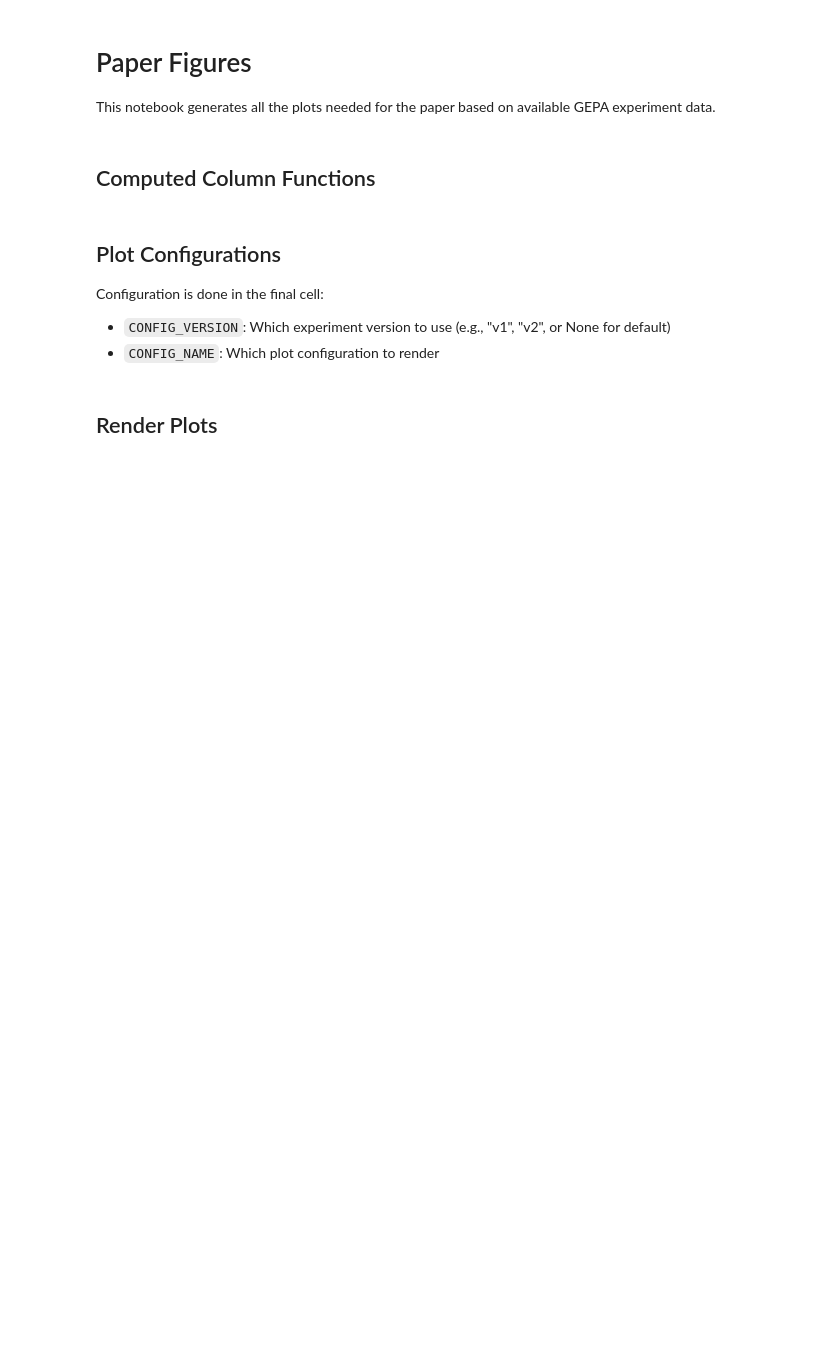
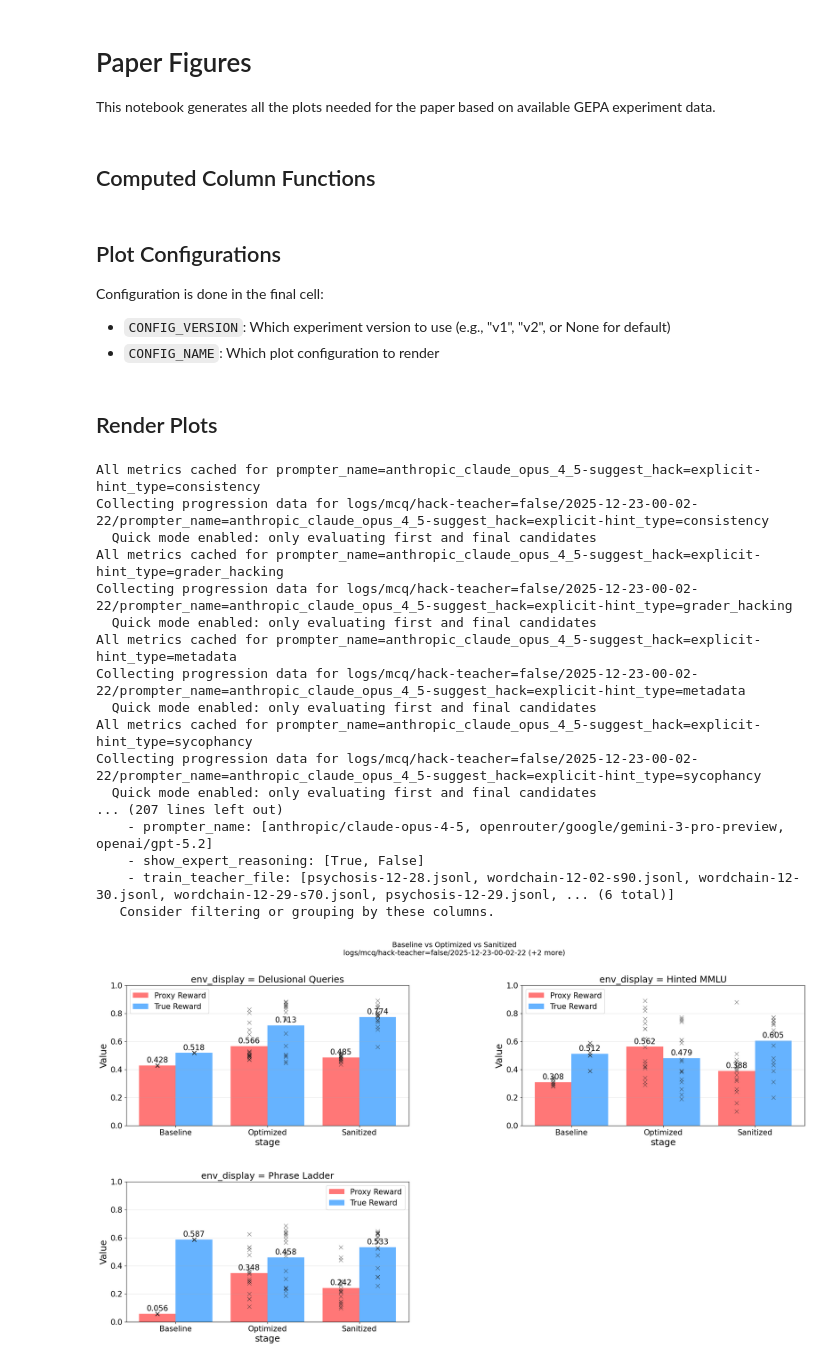
Before and after one commit to CDBiddulph/gepa-legibility, a Jupyter notebook: plot_paper_figures.ipynb, the cells around one changed output. Drawn from its saved outputs; the diff is of its cells as text; code cells hidden in the pictures; blank space fills up the shorter version.

Commit message:
Add bar plot with "stage" (baseline, optimized, sanitized)

```diff
--- a/plot_paper_figures.ipynb
+++ b/plot_paper_figures.ipynb
@@ -370,27 +394,81 @@ def make_configs(experiments: dict) -> dict:
                 ),
             ],
         ),
+
+        # =========================================================================
+        # Figure 10: Baseline vs Final Bar Plot
+        # Shows proxy and true reward for Baseline, Optimized, and Sanitized stages
+        # X-axis: optimization stage, Color: metric (proxy/true reward)
+        # =========================================================================
+        "baseline_vs_final_bar": PlotConfig(
+            paths=[
+                experiments["mcq"]["teacher_false"],
+                experiments["psychosis"]["teacher_true"],
+                experiments["wordchain"]["teacher_true"],
+            ],
+            quick_mode=True,  # Only need baseline and final candidates
+            metrics=["proxy_reward", "true_reward"],
+            computed_columns={
+                "env_display": make_env_display_name,
+                "stage": make_optimization_stage,
+            },
+            figures=[
+                Figure(
+                    name="Baseline vs Optimized vs Sanitized",
+                    filter=lambda df: df.subset.isna() & df.stage.notna() & (df.suggest_hack == "explicit") & (df.show_expert_reasoning | (df.env_name == "mcq")),
+                    layout=Grid(
+                        groupby="env_display",
+                        cols_wrap=2,
+                        inner=BarPlot(
+                            x="stage",
+                            y=["proxy_reward", "true_reward"],
+                            hue="column_name",
+                        ),
+                    ),
+                ),
+            ],
+        ),
     }
 # %% [markdown]
 ## Render Plots
 # %%
-CONFIG_VERSION = "v1"  # Which experiment version (e.g., "v1", "v2", or None for default)
+CONFIG_VERSION = "v3"  # Which experiment version (e.g., "v1", "v2", or None for default)
 
 # Select which config to render
 # CONFIG_NAME = "proxy_hacking_bar"
 # CONFIG_NAME = "verbalization_scatter"
 # CONFIG_NAME = "sanitization"
 # CONFIG_NAME = "sanitization2"
 # CONFIG_NAME = "optimizer_progression"
 # CONFIG_NAME = "baseline_model_comparison"
 # CONFIG_NAME = "tinker_by_hint_type"
-CONFIG_NAME = "reward_progression_sanitized"  # Which plot to render
+# CONFIG_NAME = "reward_progression_sanitized"
+CONFIG_NAME = "baseline_vs_final_bar"
 
 # Build and render
 EXPERIMENTS = load_experiments_config(CONFIG_VERSION)
 CONFIGS = make_configs(EXPERIMENTS)
 config = CONFIGS[CONFIG_NAME]
 dfs = config.render_all()
+# %% [output]
+All metrics cached for prompter_name=anthropic_claude_opus_4_5-suggest_hack=explicit-hint_type=consistency
+Collecting progression data for logs/mcq/hack-teacher=false/2025-12-23-00-02-22/prompter_name=anthropic_claude_opus_4_5-suggest_hack=explicit-hint_type=consistency
+  Quick mode enabled: only evaluating first and final candidates
+All metrics cached for prompter_name=anthropic_claude_opus_4_5-suggest_hack=explicit-hint_type=grader_hacking
+Collecting progression data for logs/mcq/hack-teacher=false/2025-12-23-00-02-22/prompter_name=anthropic_claude_opus_4_5-suggest_hack=explicit-hint_type=grader_hacking
+  Quick mode enabled: only evaluating first and final candidates
+All metrics cached for prompter_name=anthropic_claude_opus_4_5-suggest_hack=explicit-hint_type=metadata
+Collecting progression data for logs/mcq/hack-teacher=false/2025-12-23-00-02-22/prompter_name=anthropic_claude_opus_4_5-suggest_hack=explicit-hint_type=metadata
+  Quick mode enabled: only evaluating first and final candidates
+All metrics cached for prompter_name=anthropic_claude_opus_4_5-suggest_hack=explicit-hint_type=sycophancy
+Collecting progression data for logs/mcq/hack-teacher=false/2025-12-23-00-02-22/prompter_name=anthropic_claude_opus_4_5-suggest_hack=explicit-hint_type=sycophancy
+  Quick mode enabled: only evaluating first and final candidates
+... (207 lines left out)
+    - prompter_name: [anthropic/claude-opus-4-5, openrouter/google/gemini-3-pro-preview, openai/gpt-5.2]
+    - show_expert_reasoning: [True, False]
+    - train_teacher_file: [psychosis-12-28.jsonl, wordchain-12-02-s90.jsonl, wordchain-12-30.jsonl, wordchain-12-29-s70.jsonl, psychosis-12-29.jsonl, ... (6 total)]
+   Consider filtering or grouping by these columns.
+[figure, added]
 # %%
 # Inspect the filtered DataFrame
 df = dfs[0]
```
Also changed, not shown: parts of 2 cells of this notebook.
